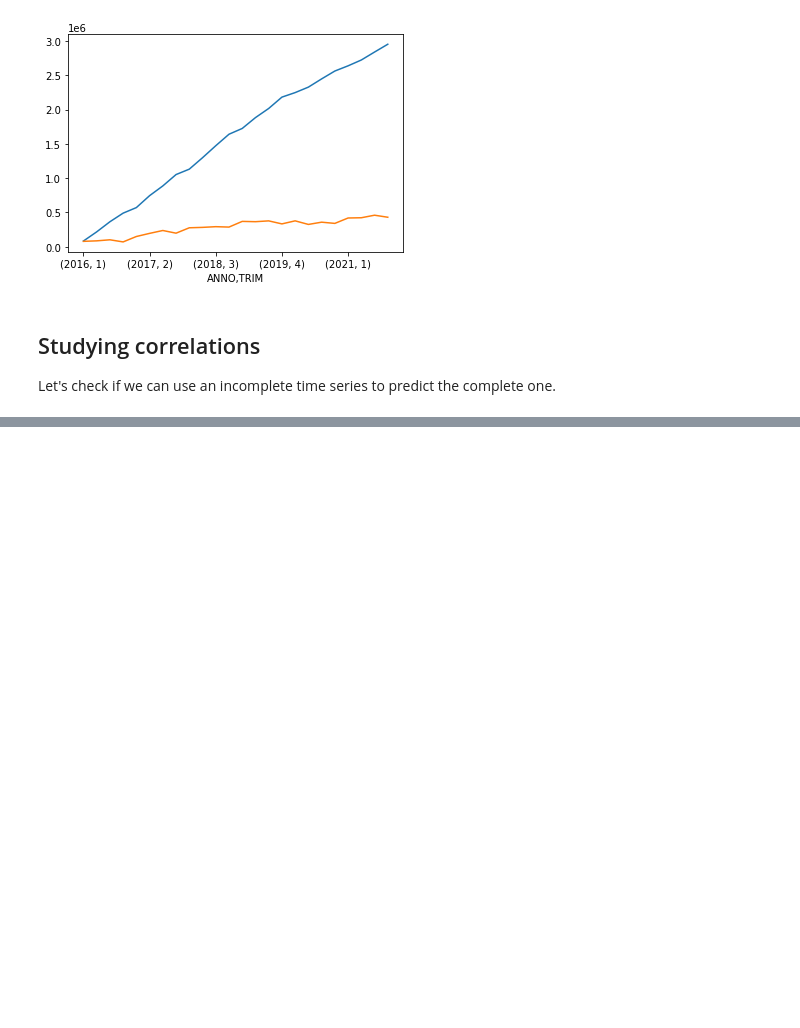
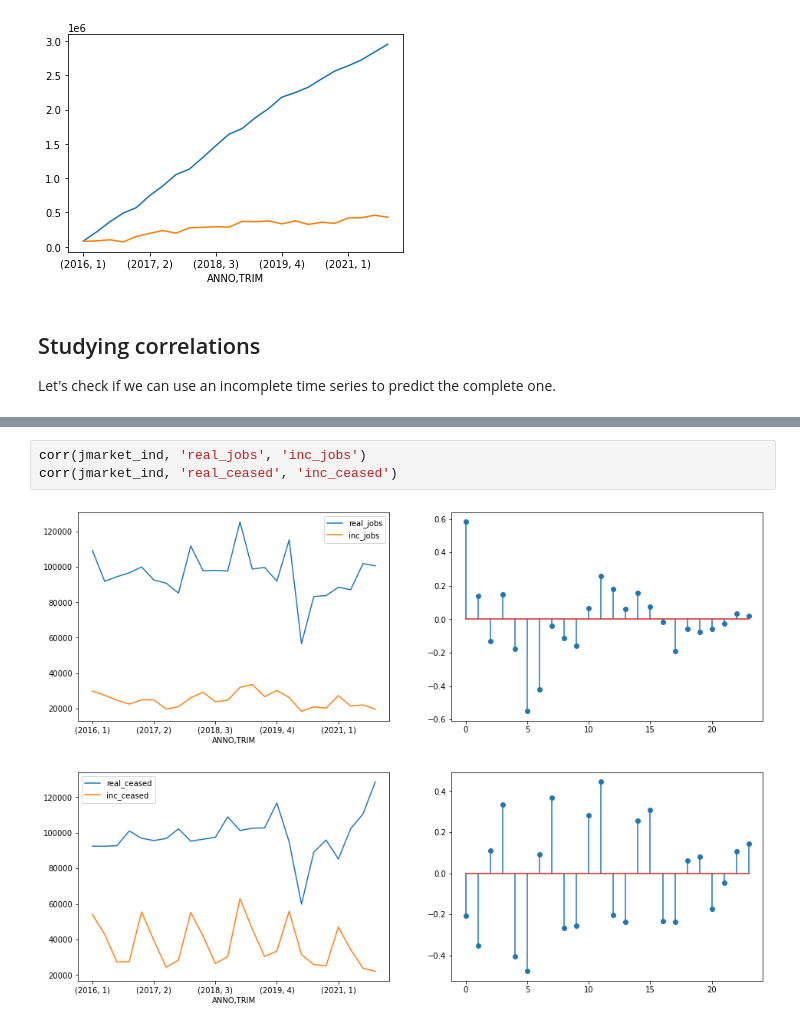
Before and after one commit to mirkotp/DS4B-Lab, a Jupyter notebook: Lab3-Trap.ipynb, the cells around one changed output, grey strips where cells are left out. Saved outputs shown, nothing was run; the diff lists cells and outputs as text; blank space fills up the shorter version.

```diff
--- a/Lab3-Trap.ipynb
+++ b/Lab3-Trap.ipynb
@@ -345,0 +270,6 @@ According to the forecast, it does seem that initialy COVID has potentially slow
+# %%
+corr(jmarket_ind, 'real_jobs', 'inc_jobs')
+corr(jmarket_ind, 'real_ceased', 'inc_ceased')
+# %% [output]
+[figure, added]
+[figure, added]
```
Also changed, not shown: parts of 38 cells of this notebook, 9 other files.
